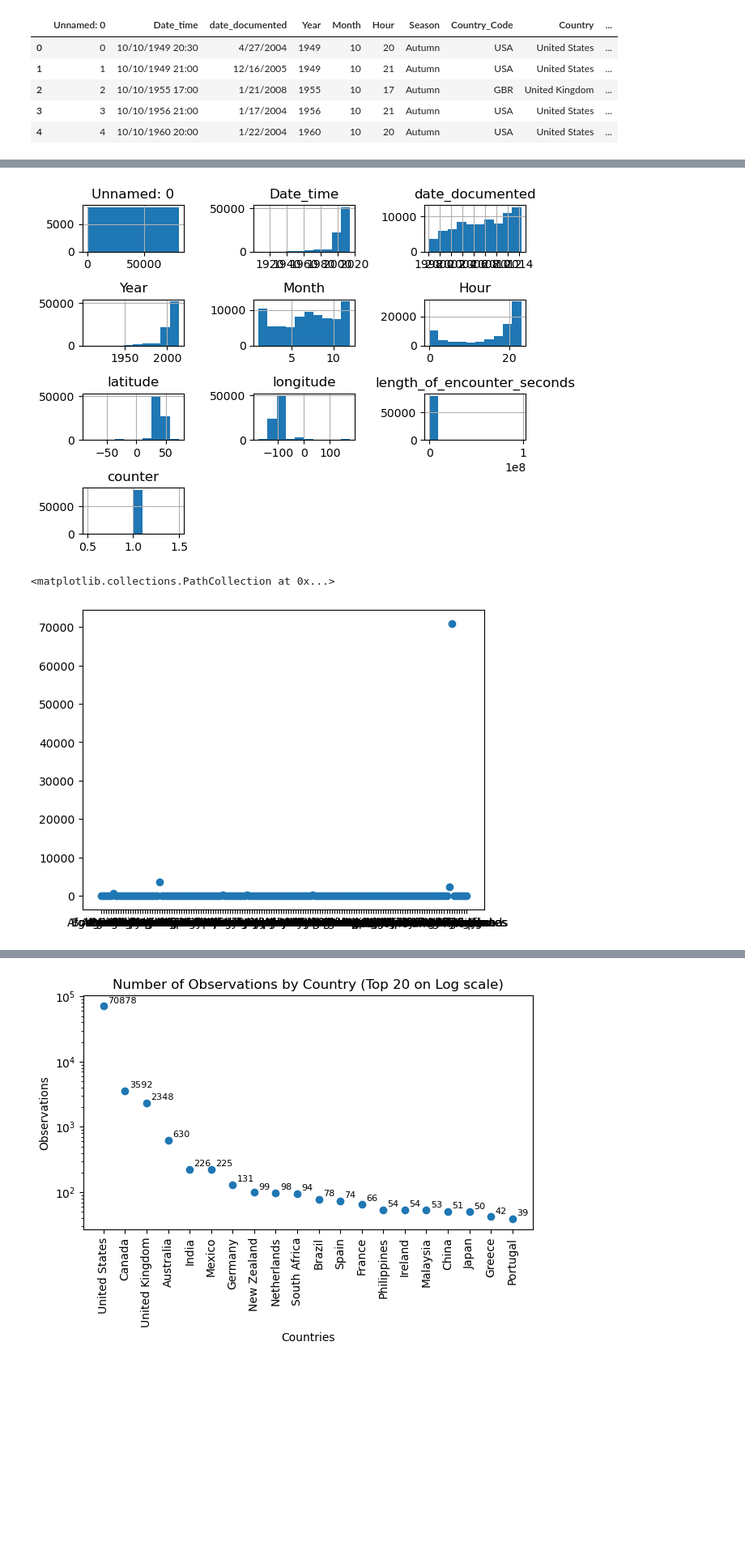
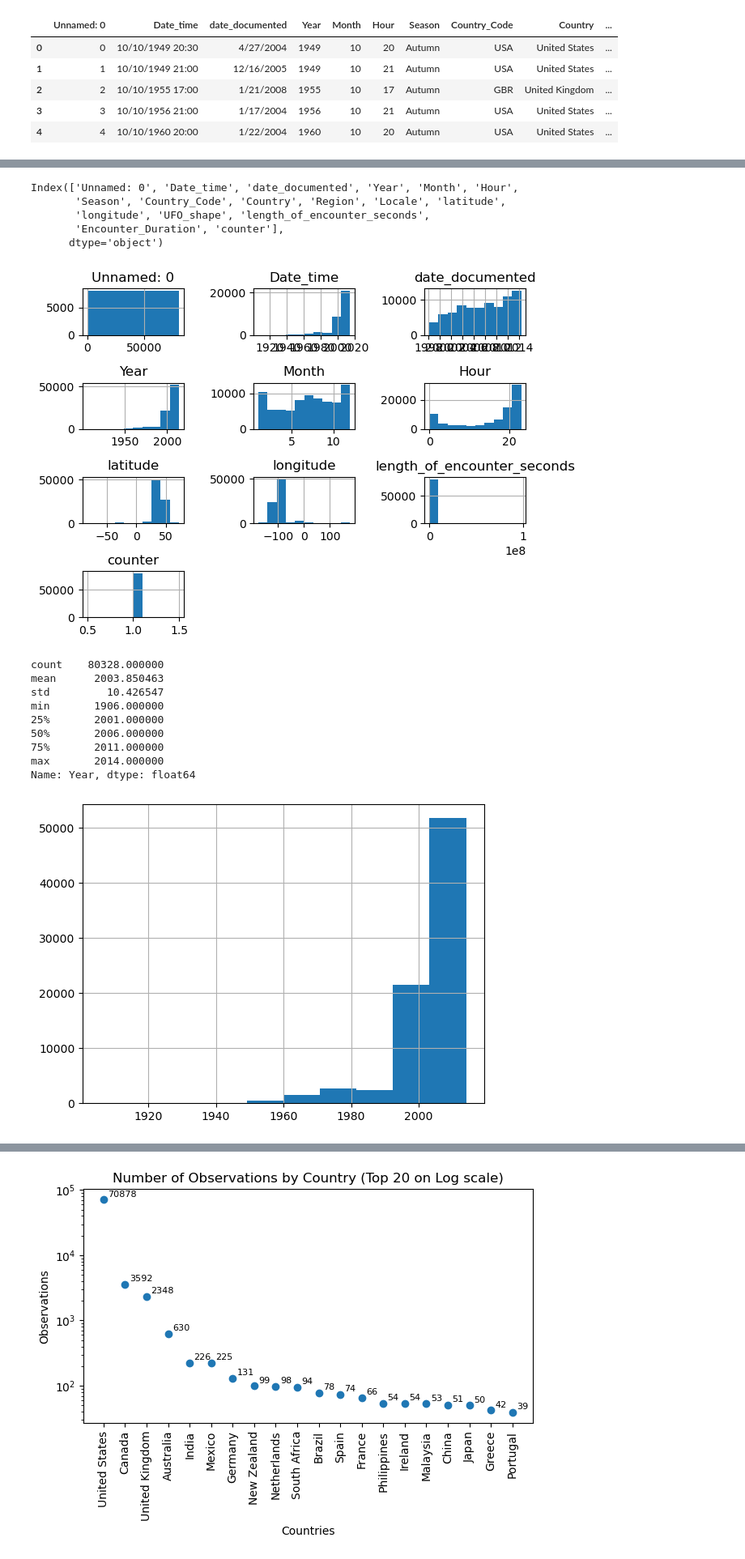
Before and after one commit to noyo0/ProgrammingForDataAnalysis, a Jupyter notebook: Project1/Project1.ipynb, the cells around one changed output, grey strips where cells are left out. Shown: that part at 81% size. Cells and saved outputs as stored; diff of their text form; code cells hidden in the pictures; blank space fills up the shorter version.

```diff
--- a/Project1/Project1.ipynb
+++ b/Project1/Project1.ipynb
@@ -18,25 +37,34 @@ df.head()
 # %%
-#plt.hist(df['Season'])
-#plt.hist(df['Month'])
-#plt.hist(df['Year'])
-df['Date_time'] = pd.to_datetime(df['Date_time'])
-df['date_documented'] = pd.to_datetime(df['date_documented'])
+#convert variables with datetime data to datetime objects
+df['Date_time'] = pd.to_datetime(df['Date_time'], errors='coerce') # errors='coerce' ref: https://www.kaggle.com/code/walidkw/ufo-sightings-professional-data-analysis-more (
+df['date_documented'] = pd.to_datetime(df['date_documented'], errors='coerce')
 #dropped description as text analysis is beyodnd the scope of this project.
 df = df.drop('Description', axis=1) #drop column - ref: https://stackoverflow.com/questions/13411544/delete-a-column-from-a-pandas-dataframe
 df['counter']=1 #add counter column
 # %%
 df.hist()
 plt.tight_layout()
+df.columns
 # %% [output]
+Index(['Unnamed: 0', 'Date_time', 'date_documented', 'Year', 'Month', 'Hour',
+       'Season', 'Country_Code', 'Country', 'Region', 'Locale', 'latitude',
+       'longitude', 'UFO_shape', 'length_of_encounter_seconds',
+       'Encounter_Duration', 'counter'],
+      dtype='object')
 [figure]
-# %%
-# Observations by Countries
-countbycountry = df.groupby(['Country'],as_index=False).sum('counter')  #groupby ref: https://sparkbyexamples.com/pandas/pandas-groupby-multiple-columns/
-                                                                        #reset index ref: https://stackoverflow.com/questions/22407798/how-to-reset-a-dataframes-indexes-for-all-groups-in-one-step
-cbc=pd.DataFrame().assign(Countries=countbycountry['Country'], Observations=countbycountry['counter'])
-
-plt.scatter(cbc['Countries'],cbc['Observations'])
-#this looks silly.
-# %% [output]
-<matplotlib.collections.PathCollection at 0x...>
-[figure, removed]
+# %%
+# interesting data
+df['Year'].hist()
+df['Year'].describe()
+# total number of observations increased significantly over the years
+# %% [output]
+count    80328.000000
+mean      2003.850463
+std         10.426547
+min       1906.000000
+25%       2001.000000
+50%       2006.000000
+75%       2011.000000
+max       2014.000000
+Name: Year, dtype: float64
+[figure, added]
```
Also changed, not shown: parts of 9 cells of this notebook, 3 other files.
